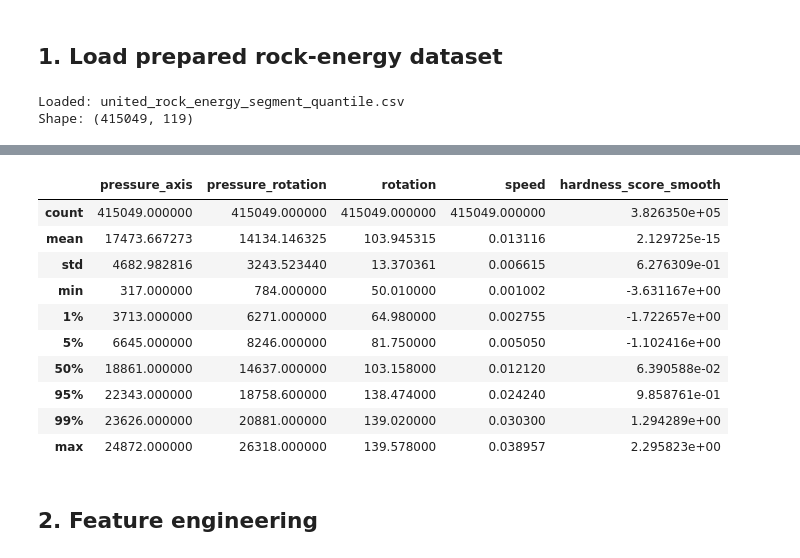
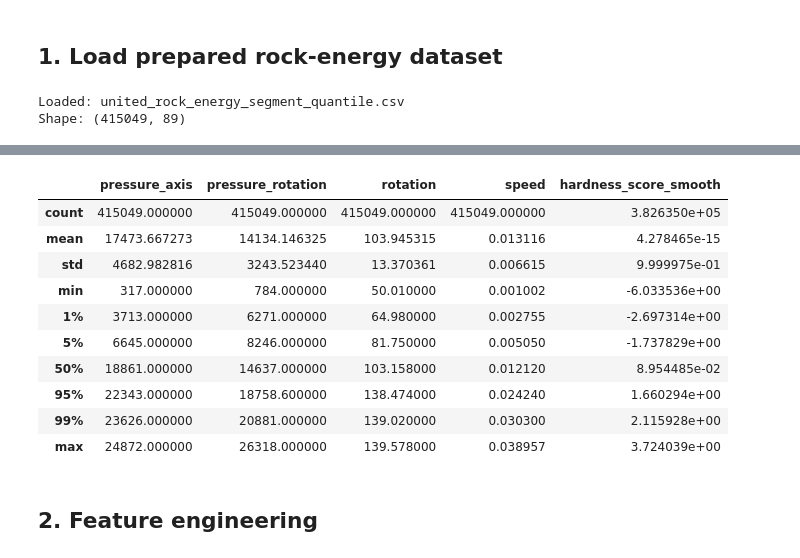
Before and after one commit to qa1roO/OptimalDrilling, a Jupyter notebook: notebooks/train_drilling_advisory_lp.ipynb, the cells around one changed output, grey strips where cells are left out. Drawn from its saved outputs; the diff is of its cells as text; code cells hidden in the pictures.

```diff
--- a/notebooks/train_drilling_advisory_light_penalty_final.ipynb
+++ b/notebooks/train_drilling_advisory_lp.ipynb
@@ -67,7 +74,7 @@ for p in CANDIDATE_PATHS:
 if DATA_PATH is None:
     raise FileNotFoundError(
         "Не найден united_rock_energy_segment_quantile.csv. "
-        "Сначала запусти notebook rock_energy_segment_quantile_surfaces_only.ipynb."
+        "Сначала запусти notebook rock_energy_segment_log_pseudo_mse_only.ipynb."
     )
 
 df = pd.read_csv(DATA_PATH).drop(columns=["Unnamed: 0"], errors="ignore")
@@ -79,43 +86,43 @@ required_cols = [
     "pressure_rotation",
     "rotation",
     "speed",
     "hardness_score_smooth",
     "rock_energy_type_final",
 ]
 
 missing = [c for c in required_cols if c not in df.columns]
 if missing:
     raise ValueError(f"Не хватает колонок: {missing}")
 
 df["processing_time"] = pd.to_datetime(df["processing_time"])
 df = df.sort_values(["well_id", "processing_time"]).reset_index(drop=True)
 df["rock_energy_type_final"] = df["rock_energy_type_final"].fillna("unknown").astype(str)
 
 print("Loaded:", DATA_PATH)
 print("Shape:", df.shape)
 
 display(df[required_cols].head())
 display(df[["pressure_axis", "pressure_rotation", "rotation", "speed", "hardness_score_smooth"]].describe(percentiles=[.01, .05, .5, .95, .99]))
 # %% [output]
 Loaded: united_rock_energy_segment_quantile.csv
-Shape: (415049, 119)
+Shape: (415049, 89)
 |  | processing_time | well_id | pressure_axis | pressure_rotation | rotation | speed | hardness_score_smooth | ... |
 | 0 | 2025-08-24 10:09:50.980 | 19601 | 804 | 4551 | 74.256 | 0.002755 | NaN | ... |
 | 1 | 2025-08-24 10:10:00.260 | 19601 | 763 | 3782 | 73.812 | 0.003030 | NaN | ... |
 | 2 | 2025-08-24 10:10:05.199 | 19601 | 879 | 4407 | 73.512 | 0.006060 | NaN | ... |
 | 3 | 2025-08-24 10:10:14.610 | 19601 | 721 | 3705 | 73.962 | 0.002755 | NaN | ... |
 | 4 | 2025-08-24 10:10:34.197 | 19601 | 859 | 3883 | 74.256 | 0.001515 | NaN | ... |
 |  | pressure_axis | pressure_rotation | rotation | speed | hardness_score_smooth |
 | count | 415049.000000 | 415049.000000 | 415049.000000 | 415049.000000 | 3.826350e+05 |
-| mean | 17473.667273 | 14134.146325 | 103.945315 | 0.013116 | 2.129725e-15 |
-| std | 4682.982816 | 3243.523440 | 13.370361 | 0.006615 | 6.276309e-01 |
-| min | 317.000000 | 784.000000 | 50.010000 | 0.001002 | -3.631167e+00 |
-| 1% | 3713.000000 | 6271.000000 | 64.980000 | 0.002755 | -1.722657e+00 |
-| 5% | 6645.000000 | 8246.000000 | 81.750000 | 0.005050 | -1.102416e+00 |
-| 50% | 18861.000000 | 14637.000000 | 103.158000 | 0.012120 | 6.390588e-02 |
-| 95% | 22343.000000 | 18758.600000 | 138.474000 | 0.024240 | 9.858761e-01 |
-| 99% | 23626.000000 | 20881.000000 | 139.020000 | 0.030300 | 1.294289e+00 |
-| max | 24872.000000 | 26318.000000 | 139.578000 | 0.038957 | 2.295823e+00 |
+| mean | 17473.667273 | 14134.146325 | 103.945315 | 0.013116 | 4.278465e-15 |
+| std | 4682.982816 | 3243.523440 | 13.370361 | 0.006615 | 9.999975e-01 |
+| min | 317.000000 | 784.000000 | 50.010000 | 0.001002 | -6.033536e+00 |
+| 1% | 3713.000000 | 6271.000000 | 64.980000 | 0.002755 | -2.697314e+00 |
+| 5% | 6645.000000 | 8246.000000 | 81.750000 | 0.005050 | -1.737829e+00 |
+| 50% | 18861.000000 | 14637.000000 | 103.158000 | 0.012120 | 8.954485e-02 |
+| 95% | 22343.000000 | 18758.600000 | 138.474000 | 0.024240 | 1.660294e+00 |
+| 99% | 23626.000000 | 20881.000000 | 139.020000 | 0.030300 | 2.115928e+00 |
+| max | 24872.000000 | 26318.000000 | 139.578000 | 0.038957 | 3.724039e+00 |
 # %% [markdown]
 ## 2. Feature engineering
 # %%
```
Also changed, not shown: parts of 9 cells of this notebook, 15 other files.
